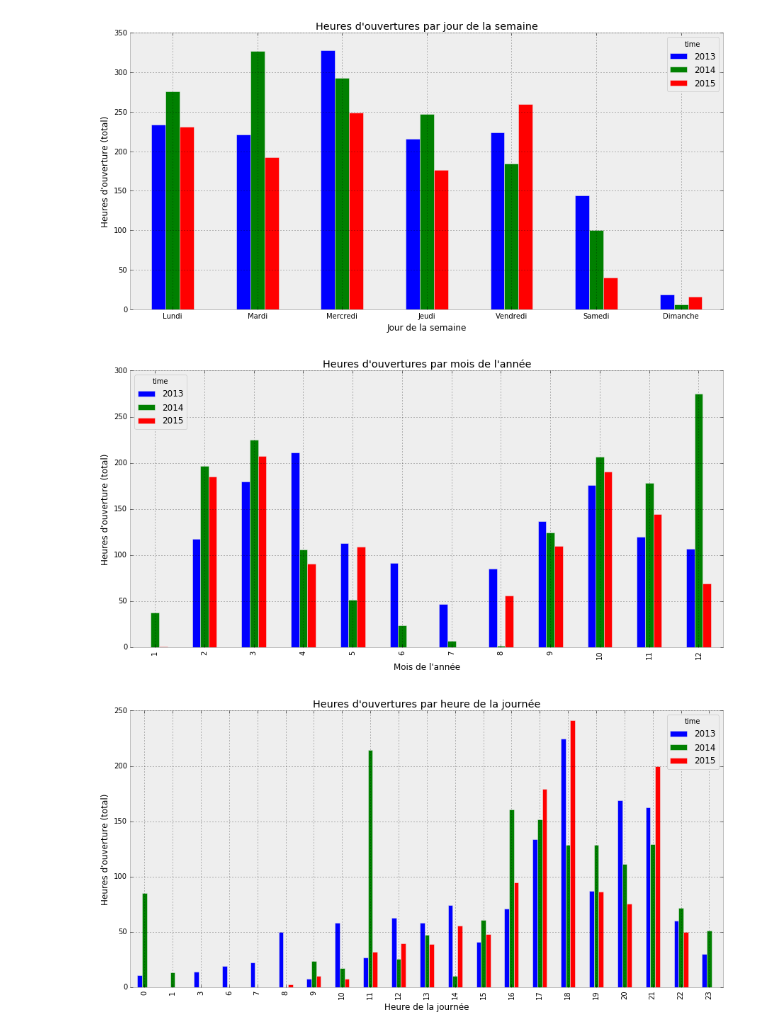
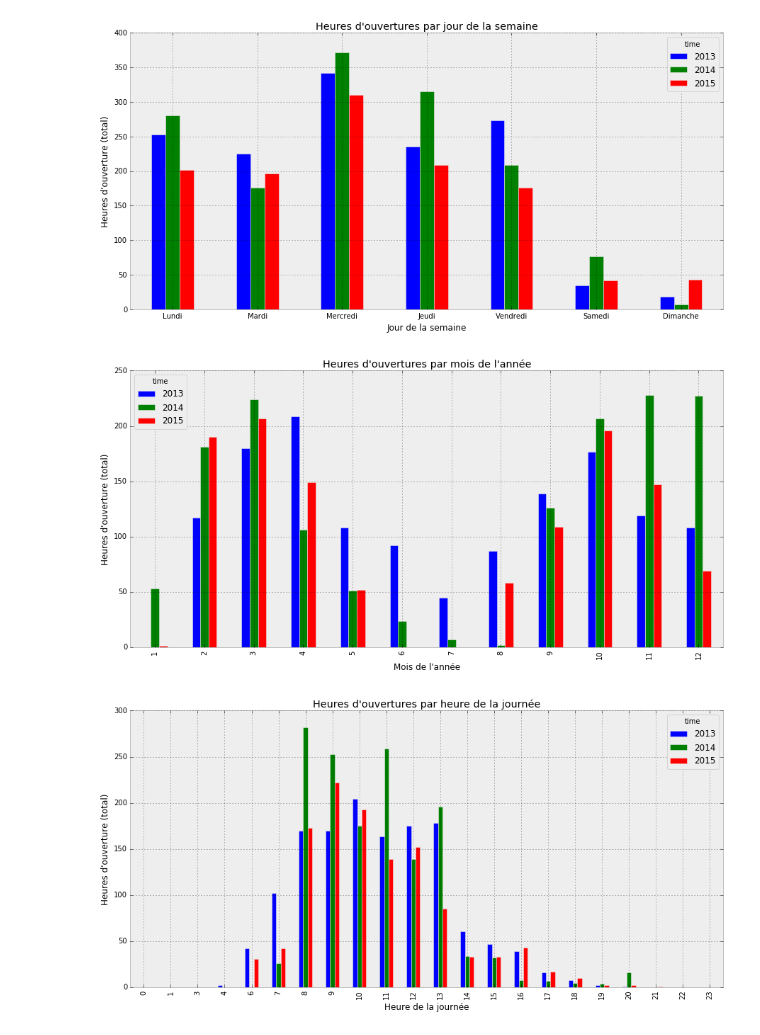
Before and after one commit to UrLab/incubator, a Jupyter notebook: Openings stats.ipynb, the cells around one changed output. Saved outputs shown, nothing was run; the diff lists cells and outputs as text; code cells hidden in the pictures.

```diff
--- a/Openings stats.ipynb
+++ b/Openings stats.ipynb
@@ -17,34 +12,27 @@ clean_df['was_open'] = clean_df.is_open.shift()
+# %%
+db_df = get_openings_df(time__gte="2013-01-01")
 # %%
-df = clean_df[clean_df.was_open == True]
-by_month = df.groupby([df.time.dt.weekday, df.time.dt.year]).delta.sum()
-df = by_month.unstack()
-df.fillna(0).apply(lambda x: x.dt.total_seconds()/3600).plot(kind='bar', figsize=(15, 7))
+df = db_df.groupby([db_df.time.dt.weekday, db_df.time.dt.year]).is_open.sum().unstack().fillna(0).plot(kind='bar', figsize=(15, 7))
 plt.title("Heures d'ouvertures par jour de la semaine")
 plt.xlabel("Jour de la semaine")
 plt.ylabel("Heures d'ouverture (total)")
 plt.xticks(range(7), ["Lundi", "Mardi", "Mercredi", "Jeudi", "Vendredi", "Samedi", "Dimanche"], rotation=0)
 plt.show()
 # %% [output]
-[figure, old version]
+[figure, new version]
 # %%
-df = clean_df[clean_df.was_open == True]
-by_month = df.groupby([df.time.dt.month, df.time.dt.year]).delta.sum()
-df = by_month.unstack()
-df.fillna(0).apply(lambda x: x.dt.total_seconds()/3600).plot(kind='bar', figsize=(15, 7))
+df = db_df.groupby([db_df.time.dt.month, db_df.time.dt.year]).is_open.sum().unstack().fillna(0).plot(kind='bar', figsize=(15, 7))
 plt.title("Heures d'ouvertures par mois de l'année")
 plt.xlabel("Mois de l'année")
 plt.ylabel("Heures d'ouverture (total)")
 plt.show()
 # %% [output]
-[figure, old version]
+[figure, new version]
 # %%
-df = clean_df[clean_df.was_open == True]
-by_month = df.groupby([df.time.dt.hour, df.time.dt.year]).delta.sum()
-df = by_month.unstack()
-df.fillna(0).apply(lambda x: x.dt.total_seconds()/3600).plot(kind='bar', figsize=(15, 7))
+db_df.groupby([db_df.time.dt.hour, db_df.time.dt.year]).is_open.sum().unstack().fillna(0).plot(kind='bar', figsize=(15, 7))
 plt.title("Heures d'ouvertures par heure de la journée")
 plt.xlabel("Heure de la journée")
 plt.ylabel("Heures d'ouverture (total)")
 plt.show()
 # %% [output]
-[figure, old version]
+[figure, new version]
```
Also changed, not shown: parts of 3 cells of this notebook, 1 other file.
